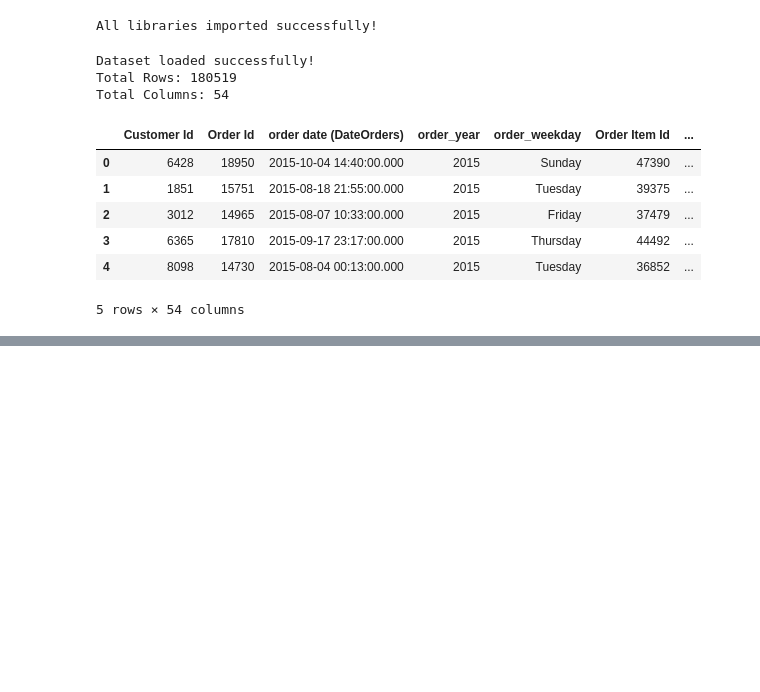
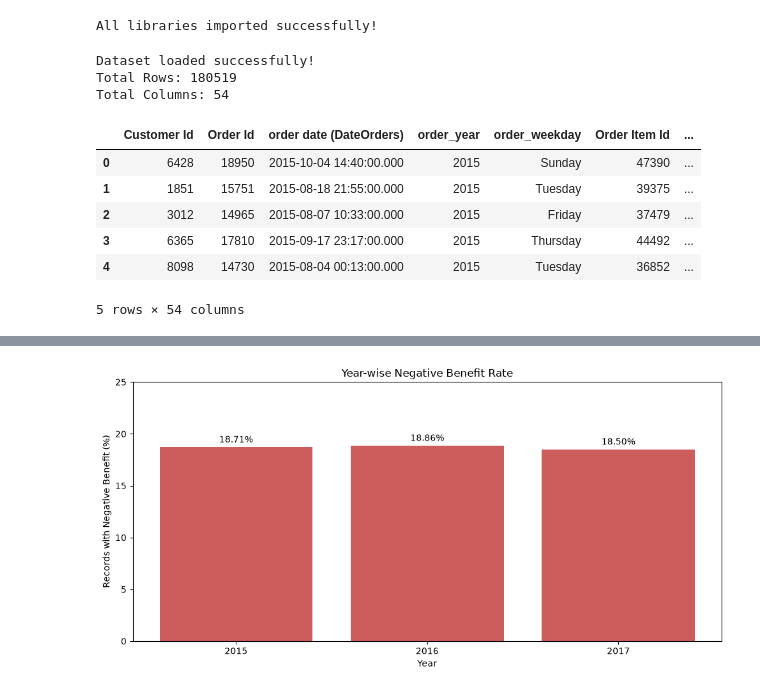
Before and after one commit to pyatapreetham/E-commerce-Delivery-Logistics-Performance-Analysis, a Jupyter notebook: E-Commerce and Logistics delivery Analysis/EDA (Python-scripts)/delivery_eda.ipynb, the cells around one changed output, grey strips where cells are left out. Cells and saved outputs as stored; diff of their text form; code cells hidden in the pictures; blank space fills up the shorter version.

```diff
--- a/E-Commerce and Logistics delivery Analysis/EDA (Python-scripts)/delivery_eda.ipynb
+++ b/E-Commerce and Logistics delivery Analysis/EDA (Python-scripts)/delivery_eda.ipynb
@@ -1665,0 +1775,84 @@ Report: C:\Users\Admin\Downloads\E-Commerce and Logistics delivery Analysis\E-Co
+# %%
+
+# STEP 32: YEAR-WISE PROFITABILITY INDICATORS
+
+import pandas as pd
+import matplotlib.pyplot as plt
+
+# Use filtered financial dataset from Step 31
+profit_df = financial_df.copy()
+
+# Convert benefit column into numeric format
+profit_df["benefit_value"] = pd.to_numeric(
+    profit_df["Benefit per order"],
+    errors="coerce"
+)
+
+profit_df = profit_df.dropna(subset=["benefit_value"])
+
+# Calculate yearly profitability indicators
+yearly_profit = profit_df.groupby("Year").agg(
+    total_records=("benefit_value", "size"),
+    negative_records=(
+        "benefit_value",
+        lambda x: (x < 0).sum()
+    ),
+    avg_benefit=("benefit_value", "mean"),
+    median_benefit=("benefit_value", "median")
+)
+
+# Percentage of records with negative benefit
+yearly_profit["negative_benefit_rate"] = (
+    yearly_profit["negative_records"]
+    / yearly_profit["total_records"] * 100
+)
+
+print("YEAR-WISE PROFITABILITY INDICATORS")
+display(yearly_profit.round(2))
+
+# Check whether benefit varies within the same order
+benefit_per_order_variation = (
+    profit_df.groupby("Order Id")["benefit_value"]
+    .nunique()
+)
+
+print(
+    "Orders with multiple benefit values:",
+    (benefit_per_order_variation > 1).sum()
+)
+
+# Visualization
+plt.figure(figsize=(10, 5))
+
+bars = plt.bar(
+    yearly_profit.index.astype(str),
+    yearly_profit["negative_benefit_rate"],
+    color="indianred"
+)
+
+plt.bar_label(
+    bars,
+    fmt="%.2f%%",
+    padding=3
+)
+
+plt.title("Year-wise Negative Benefit Rate")
+plt.xlabel("Year")
+plt.ylabel("Records with Negative Benefit (%)")
+plt.ylim(
+    0,
+    max(25, yearly_profit["negative_benefit_rate"].max() * 1.2)
+)
+
+plt.tight_layout()
+
+plt.savefig(
+    output_dir / "yearwise_negative_benefit_rate.png",
+    dpi=300,
+    bbox_inches="tight"
+)
+
+plt.show()
+
+print("Year-wise profitability indicator analysis completed!")
+# %% [output]
@@ -1665,0 +1866 @@ Report: C:\Users\Admin\Downloads\E-Commerce and Logistics delivery Analysis\E-Co
+[figure, added]
```
Also changed, not shown: parts of 13 cells of this notebook, 2 other files.
